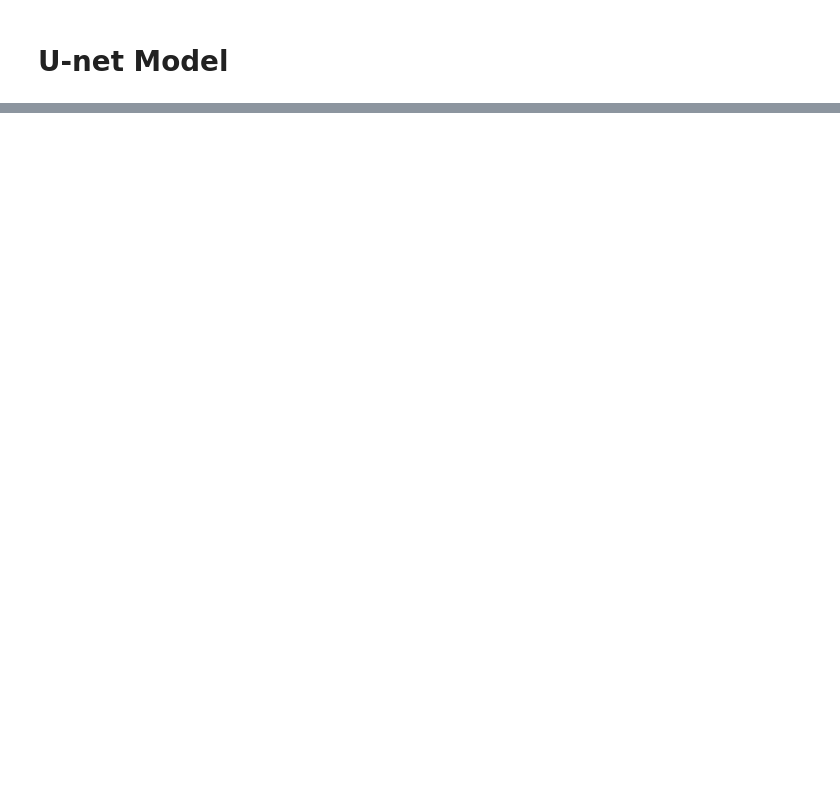
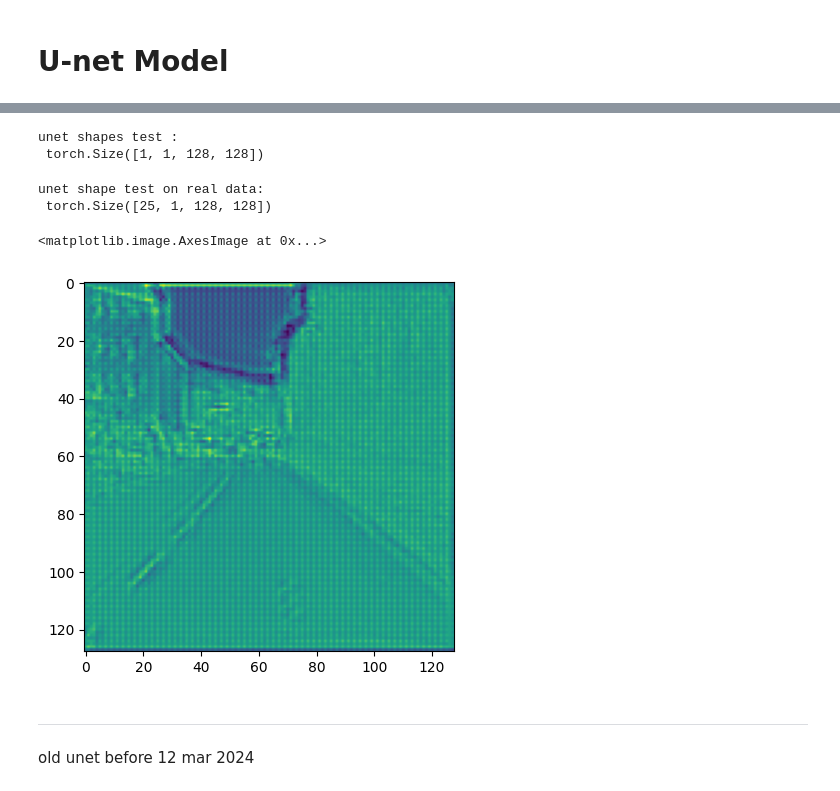
Before and after one commit to SergeiDBykov/ai-side-projects, a Jupyter notebook: road_segmentation/segmentation_model_pytorch.ipynb, the cells around one changed output, grey strips where cells are left out. Cells and saved outputs as stored; diff of their text form; code cells hidden in the pictures; blank space fills up the shorter version.

```diff
--- a/road_segmentation/segmentation_model_pytorch.ipynb
+++ b/road_segmentation/segmentation_model_pytorch.ipynb
@@ -300 +290,33 @@ class UNet(nn.Module):
+# %%
+class UNet(nn.Module):
+    def __init__(self, enc_chs=(3,64,128,256), dec_chs=(256, 128, 64), num_class=1, out_sz=(128,128)):
+        super().__init__()
+        self.encoder     = Encoder(enc_chs)
+        self.decoder     = Decoder(dec_chs)
+        self.head        = nn.Conv2d(dec_chs[-1], num_class, 1)
+
+    def forward(self, x):
+        enc_ftrs = self.encoder(x)
+        out      = self.decoder(enc_ftrs[::-1][0], enc_ftrs[::-1][1:])
+        out      = self.head(out)
+
+        return out
+
+unet = UNet()
+x    = torch.randn(1, 3, 128, 128)
+print('unet shapes test : \n', unet(x).shape)
+# %% [output]
+unet shapes test :
+ torch.Size([1, 1, 128, 128])
+# %%
+test_batch_pred = unet(next(iter(train_loader))[0])
+print('unet shape test on real data: \n', test_batch_pred.shape)
+# %% [output]
+unet shape test on real data:
+ torch.Size([25, 1, 128, 128])
+# %%
+plt.imshow(test_batch_pred[0].detach().numpy()[0])
+# %% [output]
+<matplotlib.image.AxesImage at 0x...>
+[figure, added]
 # %%
@@ -307 +348,5 @@ loss_fn = nn.BCELoss()
+# %% [markdown]
+----
+
+old unet before 12 mar 2024
 # %%
```
Also changed, not shown: parts of 16 cells of this notebook.
